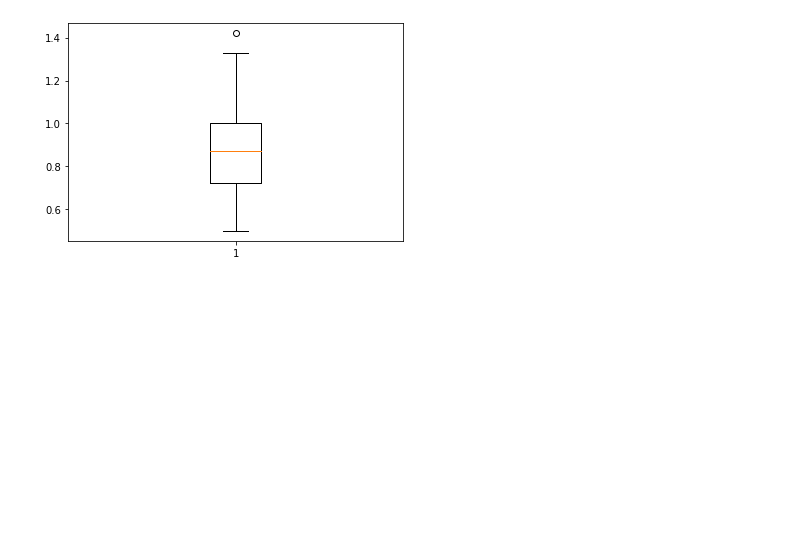
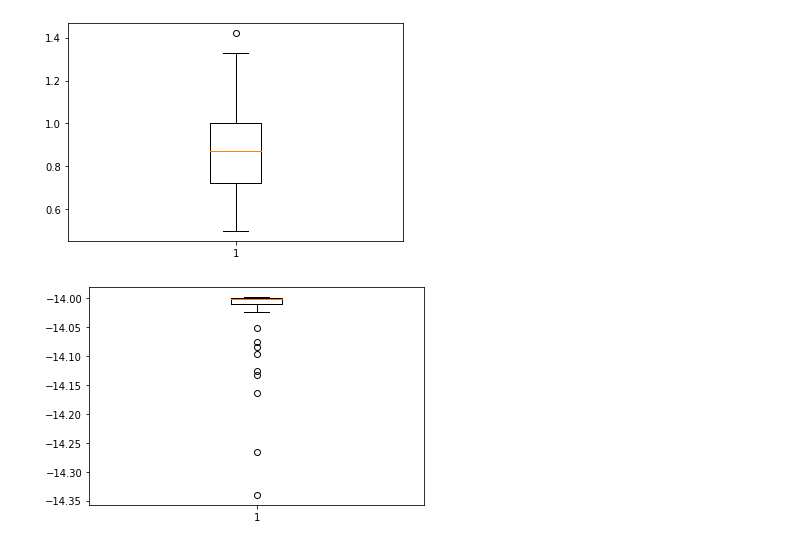
Before and after one commit to OmkarParab-source/WWmodule, a Jupyter notebook: data_analysis.ipynb, the cells around one changed output. Cells and saved outputs as stored; diff of their text form; code cells hidden in the pictures; blank space fills up the shorter version.

```diff
--- a/data_analysis.ipynb
+++ b/data_analysis.ipynb
@@ -60,3 +66,8 @@ plt.boxplot(x=posData["durations"])
 plt.show()
 # %% [output]
 [figure]
+# %%
+plt.boxplot(x=posData["dBFS"])
+plt.show()
+# %% [output]
+[figure, added]
```
Also changed, not shown: parts of 9 cells of this notebook, 11 other files.
